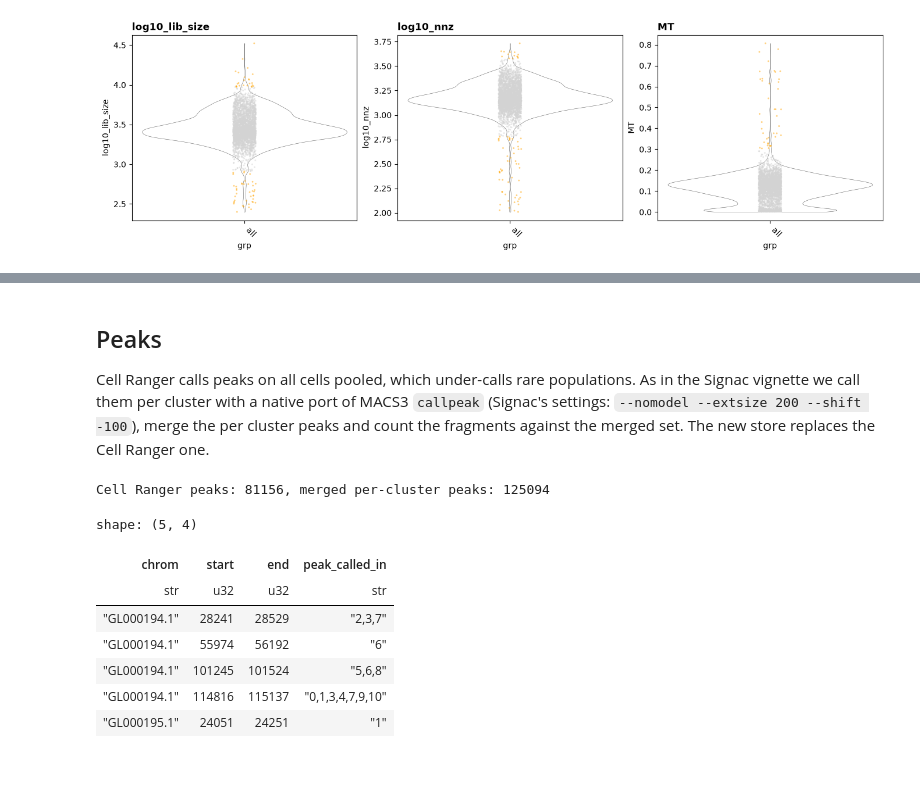
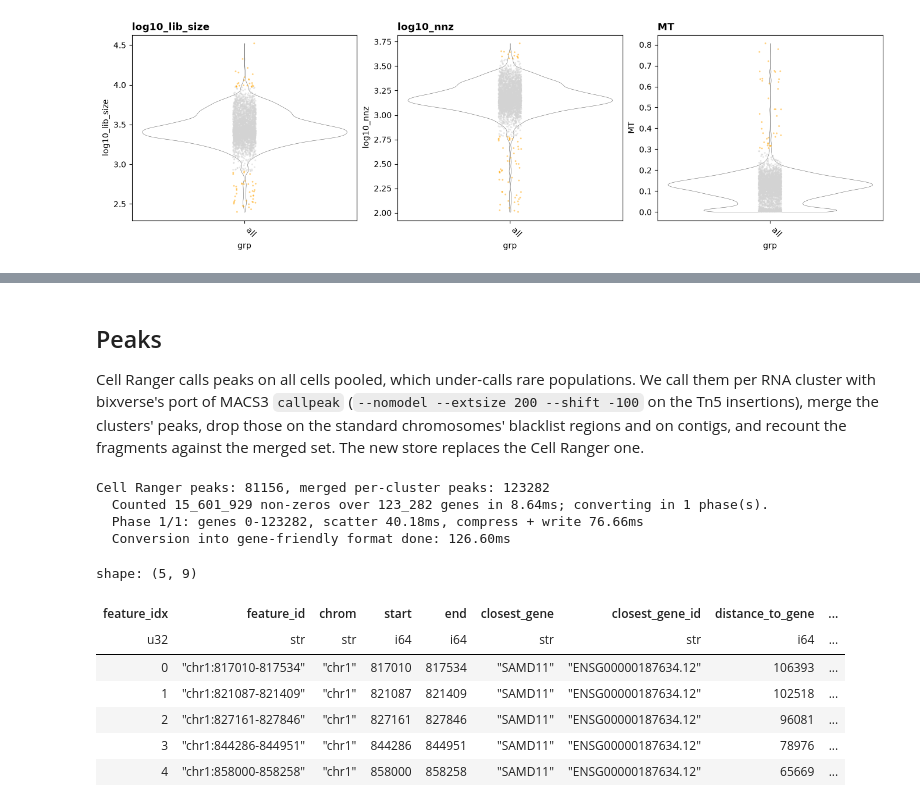
Before and after one commit to GregorLueg/bixverse-rs, a Jupyter notebook: python/docs/vignettes/atac_multiome.ipynb, the cells around one changed output, grey strips where cells are left out. Saved outputs shown, nothing was run; the diff lists cells and outputs as text; code cells hidden in the pictures; blank space fills up the shorter version.

```diff
--- a/python/docs/vignettes/atac_multiome.ipynb
+++ b/python/docs/vignettes/atac_multiome.ipynb
@@ -144,5 +172,5 @@ cleaner; without one, loci in repeats inflate the counts of every cell alike.
 # %%
-amulet = bv.atac.amulet(mm, fragments)
+amulet = bv.atac.amulet(mm, fragments, restrict_beds=[blacklist])
 print(f"{amulet['amulet_multiplet'].sum()} of {amulet.height} cells called multiplets")
 # %% [output]
 113 of 2956 cells called multiplets
@@ -156,15 +183,0 @@ RNA side we flag MAD outliers on library size and genes, and cells above
-# %%
-obs = mm.obs(
-    cols=[
-        "cell_idx",
-        "lib_size",
-        "nnz",
-        "MT",
-        "atac_lib_size",
-        "atac_nucleosome_signal",
-        "atac_tss_enrichment",
-        "atac_frip",
-        "amulet_multiplet",
-    ]
-)
-obs.describe()
@@ -191,9 +191,9 @@ atac_calls = bv.qc.run_cell_qc_fixed(
     atac_metrics,
     obs["cell_idx"].to_numpy(),
     {
-        "atac_lib_size": {"lower": 1800, "upper": 100_000},
+        "atac_lib_size": {"lower": 1000, "upper": 100_000},
         "atac_nucleosome_signal": {"upper": 2},
-        "atac_tss_enrichment": {"lower": 1},
+        "atac_tss_enrichment": {"lower": 2},
     },
 )
 bv.pl.violin_plot(atac_calls)
@@ -219,7 +219,7 @@ plt.show()
 # %% [output]
 [figure]
 # %%
-multiplet = obs["amulet_multiplet"].to_numpy()
+multiplet = amulet["amulet_multiplet"].to_numpy()
 drop = atac_calls.combined | rna_calls.combined | multiplet
 print(
     f"ATAC fails {atac_calls.combined.sum()}, RNA fails {rna_calls.combined.sum()}, "
@@ -267,22 +267,30 @@ Built the Snn { similarity: Jaccard, prune: 0.0625, rescue: true } graph: 5.74ms
 ## Peaks
 
 Cell Ranger calls peaks on all cells pooled, which under-calls rare
-populations. As in the Signac vignette we call them per cluster with a native
-port of MACS3 `callpeak` (Signac's settings: `--nomodel --extsize 200
---shift -100`), merge the per cluster peaks and count the fragments against
-the merged set. The new store replaces the Cell Ranger one.
+populations. We call them per RNA cluster with bixverse's port of MACS3
+`callpeak` (`--nomodel --extsize 200 --shift -100` on the Tn5 insertions),
+merge the clusters' peaks, drop those on the standard chromosomes' blacklist
+regions and on contigs, and recount the fragments against the merged set. The
+new store replaces the Cell Ranger one.
 # %%
 cr_peaks = mm.var(modality="atac").height
 peaks = bv.atac.call_peaks(mm, fragments, group_by="leiden_clustering")
+peaks = peaks.filter(pl.col("chrom").str.contains(r"^chr[0-9XY]+$"))
+peaks = bv.atac.remove_blacklisted(peaks, blacklist)
 print(f"Cell Ranger peaks: {cr_peaks}, merged per-cluster peaks: {peaks.height}")
-peaks.head()
+bv.atac.add_atac_fragments(mm, fragments, peaks=peaks, overwrite=True)
+bv.atac.annotate_peaks(mm, gtf)
+mm.var(modality="atac").head()
 # %% [output]
-Cell Ranger peaks: 81156, merged per-cluster peaks: 125094
+Cell Ranger peaks: 81156, merged per-cluster peaks: 123282
+  Counted 15_601_929 non-zeros over 123_282 genes in 8.64ms; converting in 1 phase(s).
+  Phase 1/1: genes 0-123282, scatter 40.18ms, compress + write 76.66ms
+  Conversion into gene-friendly format done: 126.60ms
-shape: (5, 4)
+shape: (5, 9)
-| chrom | start | end | peak_called_in |
-| str | u32 | u32 | str |
-| "GL000194.1" | 28241 | 28529 | "2,3,7" |
-| "GL000194.1" | 55974 | 56192 | "6" |
-| "GL000194.1" | 101245 | 101524 | "5,6,8" |
-| "GL000194.1" | 114816 | 115137 | "0,1,3,4,7,9,10" |
-| "GL000195.1" | 24051 | 24251 | "1" |
+| feature_idx | feature_id | chrom | start | end | closest_gene | closest_gene_id | distance_to_gene | ... |
+| u32 | str | str | i64 | i64 | str | str | i64 | ... |
+| 0 | "chr1:817010-817534" | "chr1" | 817010 | 817534 | "SAMD11" | "ENSG00000187634.12" | 106393 | ... |
+| 1 | "chr1:821087-821409" | "chr1" | 821087 | 821409 | "SAMD11" | "ENSG00000187634.12" | 102518 | ... |
+| 2 | "chr1:827161-827846" | "chr1" | 827161 | 827846 | "SAMD11" | "ENSG00000187634.12" | 96081 | ... |
+| 3 | "chr1:844286-844951" | "chr1" | 844286 | 844951 | "SAMD11" | "ENSG00000187634.12" | 78976 | ... |
+| 4 | "chr1:858000-858258" | "chr1" | 858000 | 858258 | "SAMD11" | "ENSG00000187634.12" | 65669 | ... |
```
Also changed, not shown: parts of 39 cells of this notebook, 16 other files.
